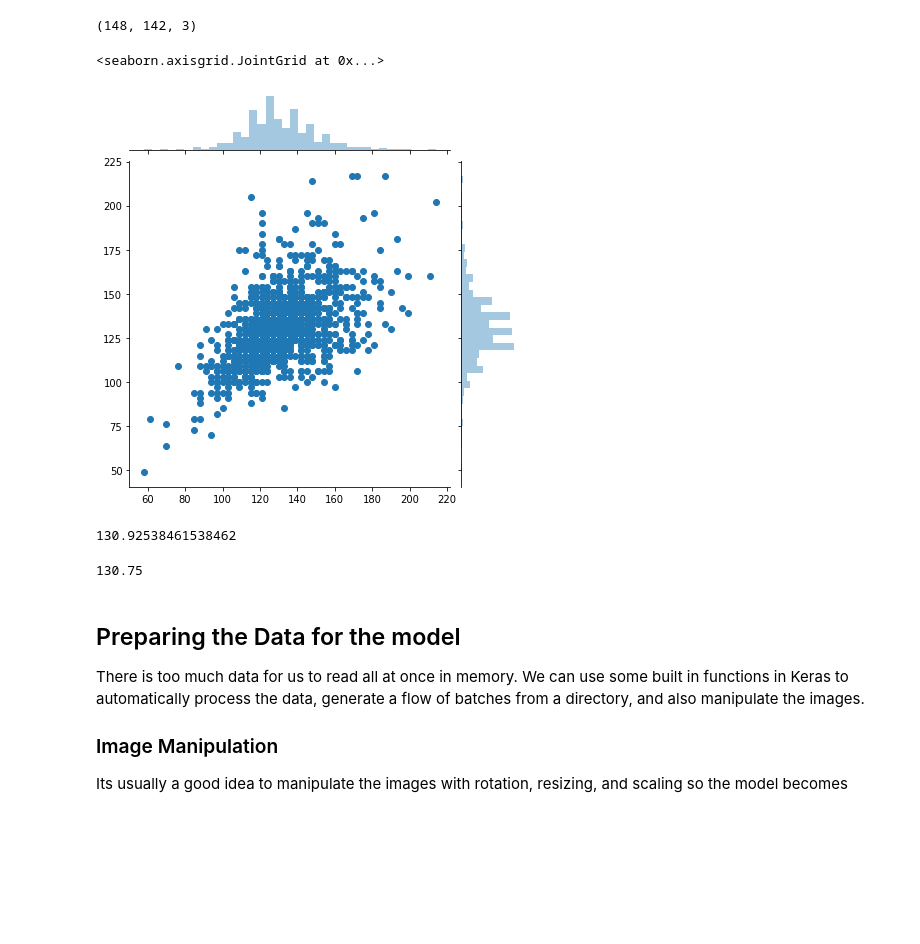
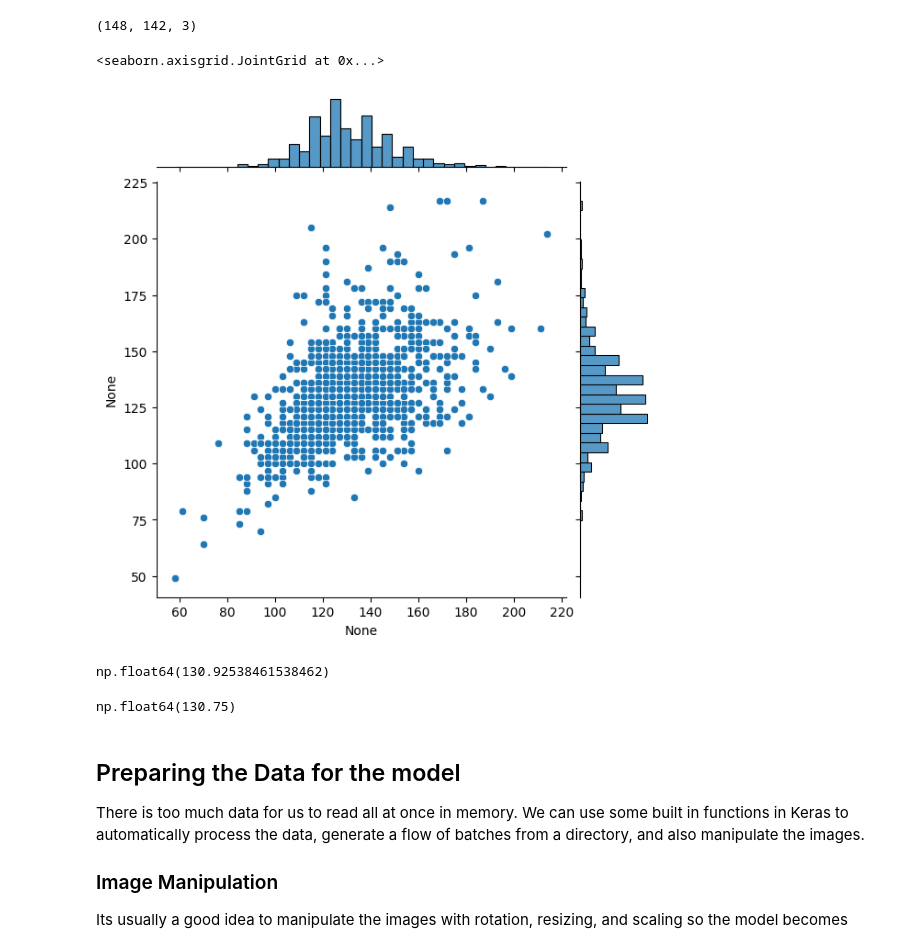
Before and after one commit to UPEN-Thaitiel/introduction-to-cnn-adi-les, a Jupyter notebook: Deep-Learning-Custom-Images-Malaria.ipynb, the cells around one changed output. Drawn from its saved outputs; the diff is of its cells as text; code cells hidden in the pictures; blank space fills up the shorter version.

```diff
--- a/Deep-Learning-Custom-Images-Malaria.ipynb
+++ b/Deep-Learning-Custom-Images-Malaria.ipynb
@@ -32,7 +32,7 @@ from matplotlib.image import imread
 # %% [markdown]
 **TRIPLE CHECK WHERE YOUR FILES ARE DOWNLOADED AND UNZIPPED. PLEASE REVIEW VIDEO BEFORE POSTING TO QA FORUMS.**
 # %%
-my_data_dir = ''
+my_data_dir = '.\cell_images'
 # %%
 # CONFIRM THAT THIS REPORTS BACK 'test', and 'train'
 os.listdir(my_data_dir)
@@ -103,18 +103,18 @@ for image_filename in os.listdir(test_path+'\\uninfected'):
     dim1.append(d1)
     dim2.append(d2)
 # %%
-sns.jointplot(dim1,dim2)
+sns.jointplot(x=dim1,y=dim2)
 # %% [output]
 <seaborn.axisgrid.JointGrid at 0x...>
-[figure, old version]
+[figure, new version]
 # %%
 np.mean(dim1)
 # %% [output]
-130.92538461538462
+np.float64(130.92538461538462)
 # %%
 np.mean(dim2)
 # %% [output]
-130.75
+np.float64(130.75)
 # %%
 image_shape = (130,130,3)
 # %% [markdown]
```
Also changed, not shown: parts of 21 cells of this notebook, 1 other file.
